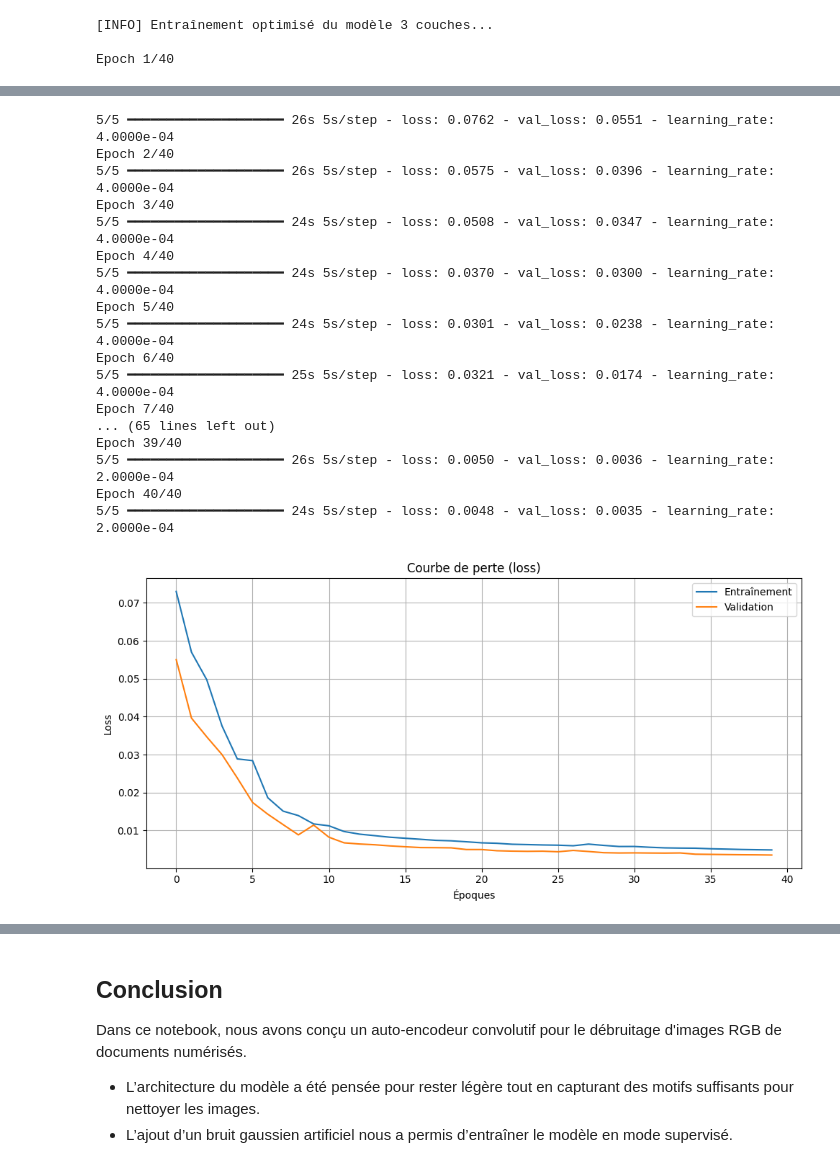
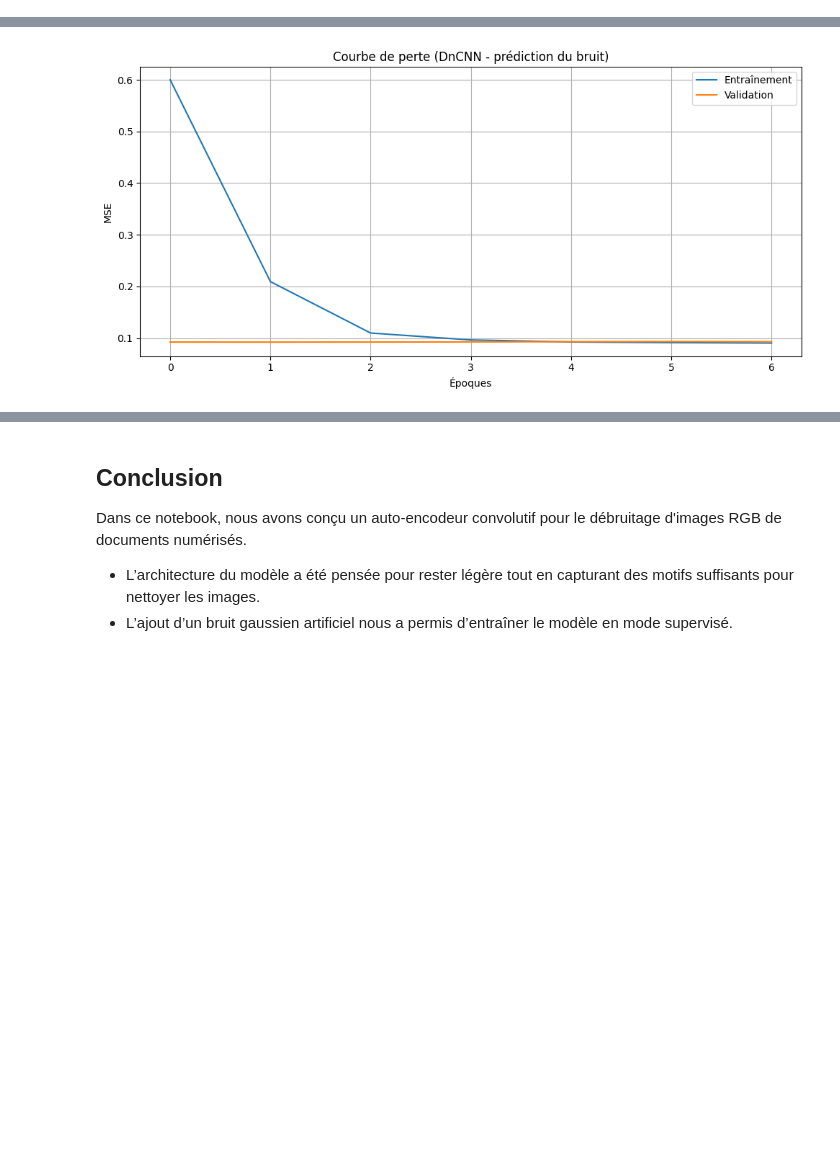
Before and after one commit to clementfornes13/leyenda_project, a Jupyter notebook: Livrable 2.ipynb, the cells around one changed output, grey strips where cells are left out. Cells and saved outputs as stored; diff of their text form; code cells hidden in the pictures; blank space fills up the shorter version.

```diff
--- a/Livrable 2.ipynb
+++ b/Livrable 2.ipynb
@@ -118,0 +107,19 @@ Model: "functional_1"
+# %%
+from tensorflow.keras.callbacks import EarlyStopping, ReduceLROnPlateau
+
+# Calcul du bruit réel
+noise = X_noisy - X
+
+callbacks = [
+    EarlyStopping(patience=5, restore_best_weights=True, monitor='val_loss'),
+    ReduceLROnPlateau(patience=3, factor=0.5, verbose=1)
+]
+
+history = dncnn.fit(
+    X_noisy, noise,
+    batch_size=32,
+    epochs=50,
+    validation_split=0.1,
+    shuffle=True,
+    callbacks=callbacks
+)
@@ -119,35 +144,14 @@ Model: "functional_1"
 # %%
-
-print("[INFO] Entraînement optimisé du modèle ..\n")
-
-# Callbacks pour meilleure convergence
-callbacks = [
-    EarlyStopping(patience=6, restore_best_weights=True, monitor='val_loss'),
-    ReduceLROnPlateau(patience=3, factor=0.5, verbose=1)
-]
-
-history = autoencoder.fit(
-    X_noisy,
-    X,
-    epochs=40,
-    batch_size=32,
-    shuffle=True,
-    validation_split=0.1,
-    verbose=1,
-    callbacks=callbacks         # 🔁 Callbacks intelligents
-)
+import matplotlib.pyplot as plt
 
 plt.figure(figsize=(10, 5))
 plt.plot(history.history['loss'], label='Entraînement')
 plt.plot(history.history['val_loss'], label='Validation')
-plt.title("Courbe de perte (loss)")
+plt.title("Courbe de perte (DnCNN - prédiction du bruit)")
 plt.xlabel("Époques")
-plt.ylabel("Loss")
+plt.ylabel("MSE")
 plt.legend()
 plt.grid(True)
 plt.tight_layout()
 plt.show()
 # %% [output]
-[INFO] Entraînement optimisé du modèle 3 couches...
-
-Epoch 1/40
@@ -155,21 +158,4 @@ Epoch 1/40
-5/5 ━━━━━━━━━━━━━━━━━━━━ 26s 5s/step - loss: 0.0762 - val_loss: 0.0551 - learning_rate: 4.0000e-04
-Epoch 2/40
-5/5 ━━━━━━━━━━━━━━━━━━━━ 26s 5s/step - loss: 0.0575 - val_loss: 0.0396 - learning_rate: 4.0000e-04
-Epoch 3/40
-5/5 ━━━━━━━━━━━━━━━━━━━━ 24s 5s/step - loss: 0.0508 - val_loss: 0.0347 - learning_rate: 4.0000e-04
-Epoch 4/40
-5/5 ━━━━━━━━━━━━━━━━━━━━ 24s 5s/step - loss: 0.0370 - val_loss: 0.0300 - learning_rate: 4.0000e-04
-Epoch 5/40
-5/5 ━━━━━━━━━━━━━━━━━━━━ 24s 5s/step - loss: 0.0301 - val_loss: 0.0238 - learning_rate: 4.0000e-04
-Epoch 6/40
-5/5 ━━━━━━━━━━━━━━━━━━━━ 25s 5s/step - loss: 0.0321 - val_loss: 0.0174 - learning_rate: 4.0000e-04
-Epoch 7/40
-... (65 lines left out)
-Epoch 39/40
-5/5 ━━━━━━━━━━━━━━━━━━━━ 26s 5s/step - loss: 0.0050 - val_loss: 0.0036 - learning_rate: 2.0000e-04
-Epoch 40/40
-5/5 ━━━━━━━━━━━━━━━━━━━━ 24s 5s/step - loss: 0.0048 - val_loss: 0.0035 - learning_rate: 2.0000e-04
-[figure, old version]
+[figure, new version]
 # %%
 from skimage.metrics import peak_signal_noise_ratio as psnr
 
```
Also changed, not shown: parts of 9 cells of this notebook.
